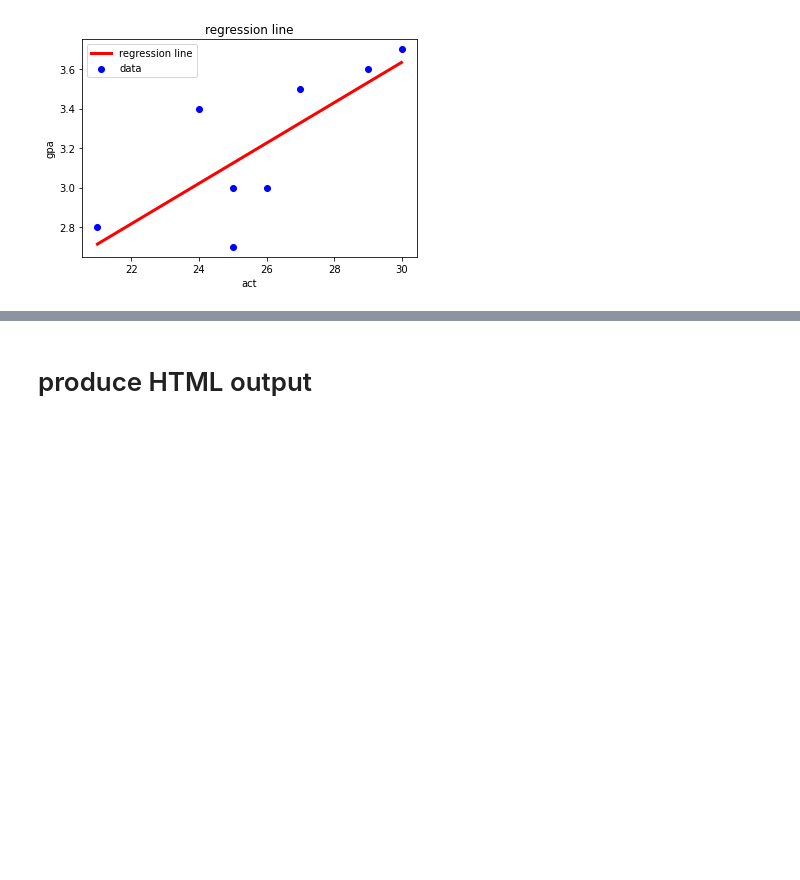
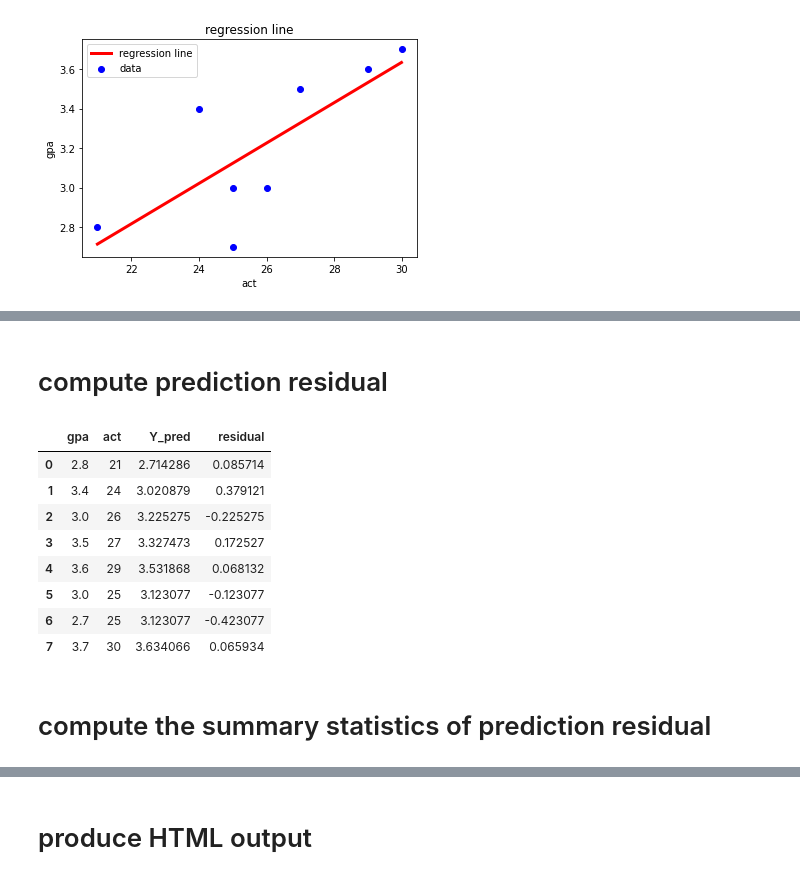
Before and after one commit to ZM601/regression_analysis, a Jupyter notebook: Q2/Q2_Python.ipynb, the cells around one changed output, grey strips where cells are left out. Cells and saved outputs as stored; diff of their text form; code cells hidden in the pictures; blank space fills up the shorter version.

```diff
--- a/Q2/Q2_Python.ipynb
+++ b/Q2/Q2_Python.ipynb
@@ -141,0 +144,3 @@ plt.show()
+# %%
+Y_pred = result1.predict()
+df['Y_pred'] = pd.Series(Y_pred)
@@ -141,0 +159,18 @@ plt.show()
+# %% [markdown]
+# compute prediction residual
+# %%
+df['residual'] = df['gpa'] - df['Y_pred']
+# %%
+df
+# %% [output]
+|  | gpa | act | Y_pred | residual |
+| 0 | 2.8 | 21 | 2.714286 | 0.085714 |
+| 1 | 3.4 | 24 | 3.020879 | 0.379121 |
+| 2 | 3.0 | 26 | 3.225275 | -0.225275 |
+| 3 | 3.5 | 27 | 3.327473 | 0.172527 |
+| 4 | 3.6 | 29 | 3.531868 | 0.068132 |
+| 5 | 3.0 | 25 | 3.123077 | -0.123077 |
+| 6 | 2.7 | 25 | 3.123077 | -0.423077 |
+| 7 | 3.7 | 30 | 3.634066 | 0.065934 |
+# %% [markdown]
+# compute the summary statistics of prediction residual
```
Also changed, not shown: parts of 8 cells of this notebook, 2 other files.
